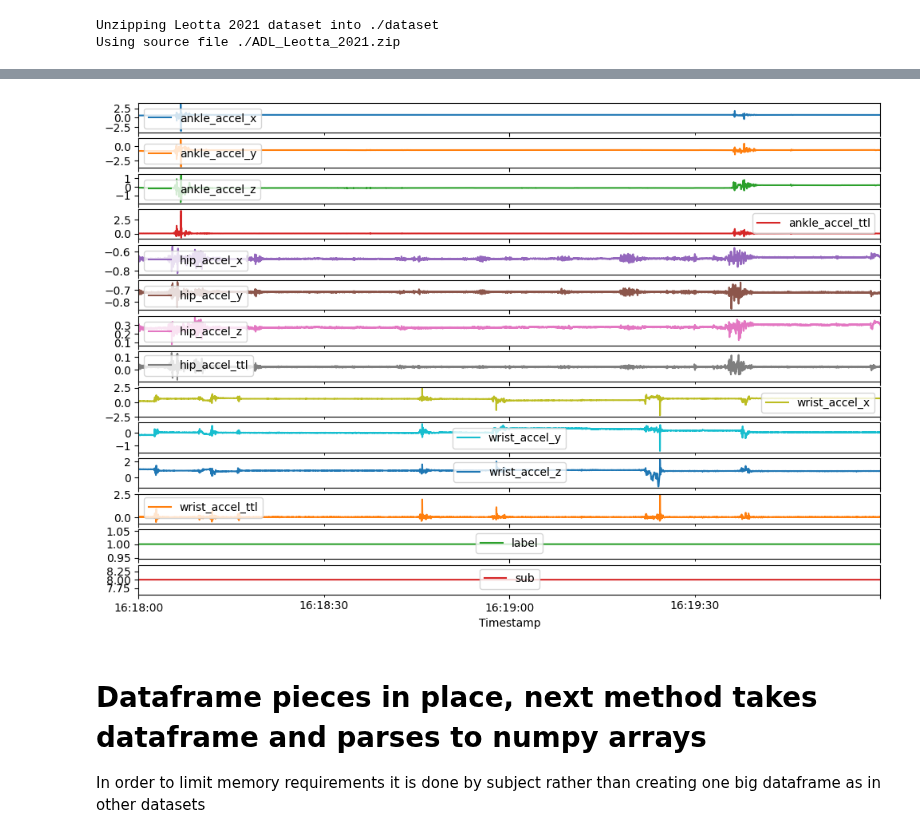
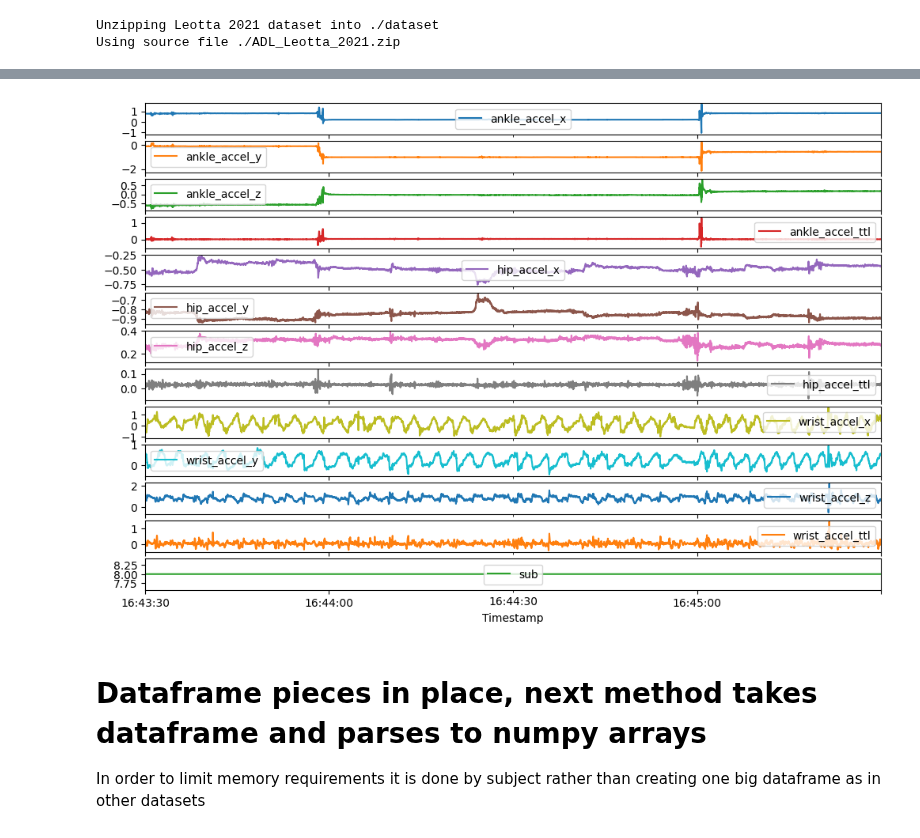
Before and after one commit to imics-lab/load_data_time_series, a Jupyter notebook: ADL/Leotta_2021/Leotta_2021_get_X_y_sub.ipynb, the cells around one changed output, grey strips where cells are left out. Drawn from its saved outputs; the diff is of its cells as text; code cells hidden in the pictures.

```diff
--- a/ADL/Leotta_2021/Leotta_2021_get_X_y_sub.ipynb
+++ b/ADL/Leotta_2021/Leotta_2021_get_X_y_sub.ipynb
@@ -91,12 +91,13 @@ xforms.stride = 32 # one second step for each sliding window
 # Also this label map dict is setup to handle multi-labels but TWRristAR
 # has only a single activity label.
 subj_alloc_dict = dict (train_subj = [1,2], valid_subj = [], test_subj = [3])
-label_map_twristar = {"label":     {"Downstairs": 0, "Jogging": 1, "Sitting": 2,
-                                "Standing": 3, "Upstairs": 4, "Walking": 5,
-                                "Undefined": 99}}
-scripted = True # TWristAR has two categories of data - scripted activities
-                # and unscripted, set to false to get the unscripted data.
-                # See example in bottom of this notebook.
+label_map_leotta = {"label":     {'OTHER':0,'RELAX':1,'KEYBOARD_WRITING':2,
+                                  'LAPTOP':3,'HANDWRITING':4,'HANDWASHING':5,
+                                  'FACEWASHING':6,'TEETHBRUSH':7,'SWEEPING':8,
+                                  'VACUUMING':9,'EATING':10,'DUSTING':11,
+                                  'RUBBING':12,'DOWNSTAIRS':13,'WALKING':14,
+                                  'WALKING_FAST':15,'UPSTAIRS_FAST':16,
+                                  'UPSTAIRS':17}} # from README.txt
 # %%
 interactive = False # runs when saved as .py, skip cell if developing/debugging
 # %%
@@ -251,21 +259,3 @@ None
 | 2020-07-30 11:21:00.007 | 0.454181 | 0.025308 | 0.937344 | 0.041890 | 0 | 1 |
 | 2020-07-30 11:21:00.011 | 0.475415 | 0.013587 | 0.937303 | 0.051066 | 0 | 1 |
 | 2020-07-30 11:21:00.015 | 0.484052 | 0.013772 | 0.919827 | 0.039508 | 0 | 1 |
-# %%
-def to_fixed_timedelta(df_in, new_time_step='50ms'):
-    """resamples DateTime indexed dataframe to new_time_step.  Will
-    return NaN per resample method (happens on irregular samples). 'label' and
-    'sub' columns will resample to floats and be typed back to ints"""
-    orig_rows = len(df_in.index)
-    df_out = df_in.resample(new_time_step).mean()
-    df_out = df_out.interpolate() #linear interpolation for nan
-    df_out['label'] = df_out['label'].astype(int) # change from float to int
-    df_out['sub'] = df_out['sub'].astype(int) # change from float to int
-    if verbose:
-        print("Resampled at ",new_time_step,": Original/New # rows = ",orig_rows,len(df_out.index))
-    return df_out
-if interactive:
-    df_temp = to_fixed_timedelta(df_wrist,new_time_step='10ms')
-    df_temp.info()
-# method copied from MobiAct_ADL_get_X_y_sub.ipynb, it is named this way
-# because it can also be used to "correct" sample jitter in smartphone data
@@ -287,0 +262,5 @@ memory usage: 16.3 MB
+# %%
+if interactive:
+    # this function was moved to load_data_transforms.py
+    df_temp = xforms.to_fixed_ir1_timedelta(df_wrist,new_time_step='10ms')
+    df_temp.info()
@@ -293,7 +311,7 @@ def df_from_one_sub (sub_num): # 1 - 8
     df_hip = df_from_csv(sub_num = my_sub_num, sensor_loc = 'hip')
     #wrist is a bit more complicated since the sample rate is different
     df_wrist = df_from_csv(sub_num = my_sub_num, sensor_loc = 'wrist')
-    df_wrist = to_fixed_timedelta(df_wrist,new_time_step='10ms')
+    df_wrist = xforms.to_fixed_ir1_timedelta(df_wrist,new_time_step='10ms')
 
     if ((df_ankle['label'].equals(df_hip['label']))
             and (df_ankle['sub'].equals(df_hip['sub']))
@@ -309,6 +327,7 @@ def df_from_one_sub (sub_num): # 1 - 8
     df_temp = df_ankle.join(df_hip)
     df_final = df_temp.join(df_wrist)
     del df_temp
+    df_final = xforms.convert_ir1_labels_to_strings(df = df_final, label_map = label_map_leotta)
     return df_final
 if interactive:
     df_temp = df_from_one_sub (sub_num = 8)
@@ -377,9 +362,9 @@ Name: label, dtype: int64
 # %%
 if interactive:
     # shows stacked acceleration diagrams for given label
-    df_temp[df_temp['label'] == 1].plot(figsize=(12, 8),subplots = True)
+    df_temp[df_temp['label'] == "EATING"].plot(figsize=(12, 8),subplots = True)
 # %% [output]
-[figure, old version]
+[figure, new version]
 # %% [markdown]
 # Dataframe pieces in place, next method takes dataframe and parses to numpy arrays
 In order to limit memory requirements it is done by subject rather than creating one big dataframe as in other datasets
```
Also changed, not shown: parts of 12 cells of this notebook.
